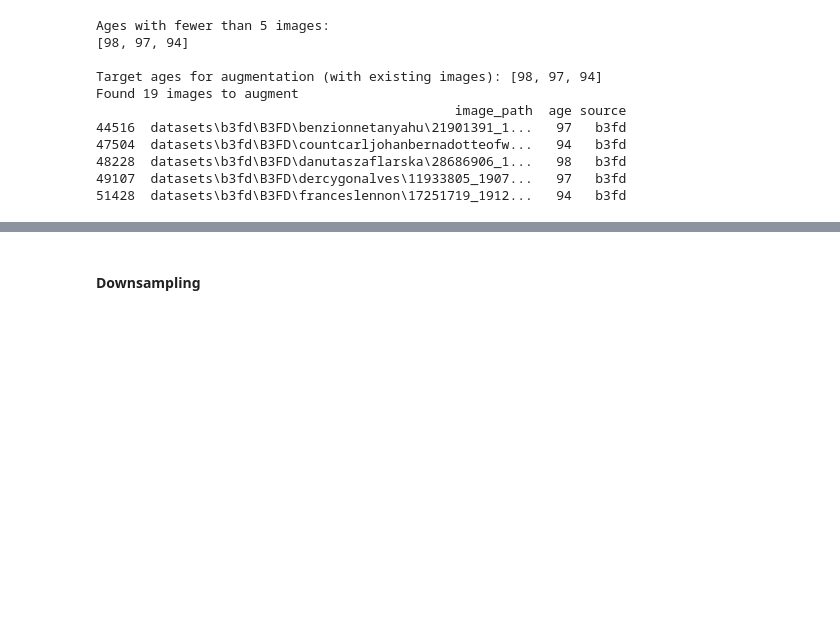
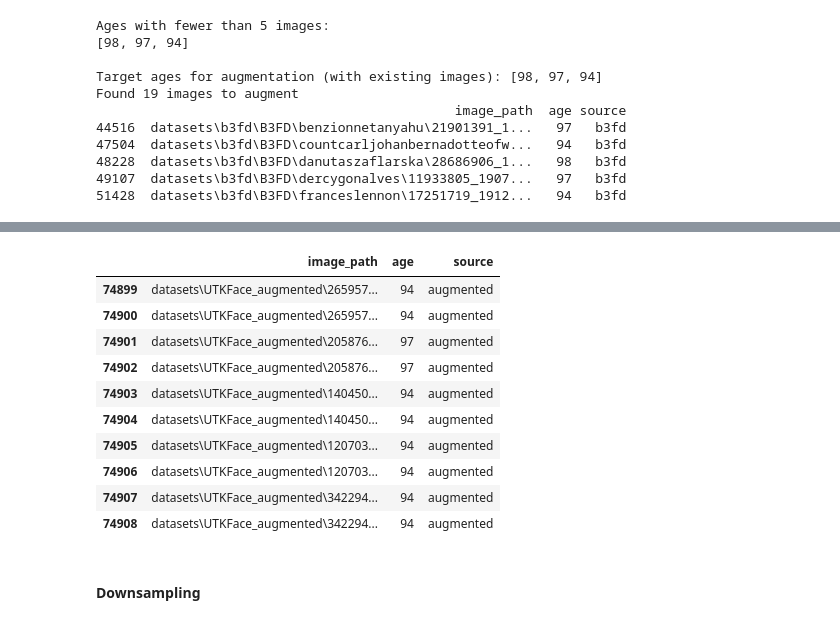
Before and after one commit to killuasmurf/Age_Predictor_CNN, a Jupyter notebook: src.ipynb, the cells around one changed output, grey strips where cells are left out. Cells and saved outputs as stored; diff of their text form; code cells hidden in the pictures; blank space fills up the shorter version.

```diff
--- a/src.ipynb
+++ b/src.ipynb
@@ -387,6 +389,20 @@ Saved augmented image: datasets\UTKFace_augmented\12070387_1886-05-20_1980_94_au
 Saved augmented image: datasets\UTKFace_augmented\12070387_1886-05-20_1980_94_augmented_1.jpg
 Saved augmented image: datasets\UTKFace_augmented\34229463_1912-03-19_2006_94_augmented_0.jpg
 Saved augmented image: datasets\UTKFace_augmented\34229463_1912-03-19_2006_94_augmented_1.jpg
+# %%
+df_age.tail(10)
+# %% [output]
+|  | image_path | age | source |
+| 74899 | datasets\UTKFace_augmented\265957... | 94 | augmented |
+| 74900 | datasets\UTKFace_augmented\265957... | 94 | augmented |
+| 74901 | datasets\UTKFace_augmented\205876... | 97 | augmented |
+| 74902 | datasets\UTKFace_augmented\205876... | 97 | augmented |
+| 74903 | datasets\UTKFace_augmented\140450... | 94 | augmented |
+| 74904 | datasets\UTKFace_augmented\140450... | 94 | augmented |
+| 74905 | datasets\UTKFace_augmented\120703... | 94 | augmented |
+| 74906 | datasets\UTKFace_augmented\120703... | 94 | augmented |
+| 74907 | datasets\UTKFace_augmented\342294... | 94 | augmented |
+| 74908 | datasets\UTKFace_augmented\342294... | 94 | augmented |
 # %% [markdown]
 #### Downsampling
 # %%
```
Also changed, not shown: parts of 26 cells of this notebook, 20 other files.
